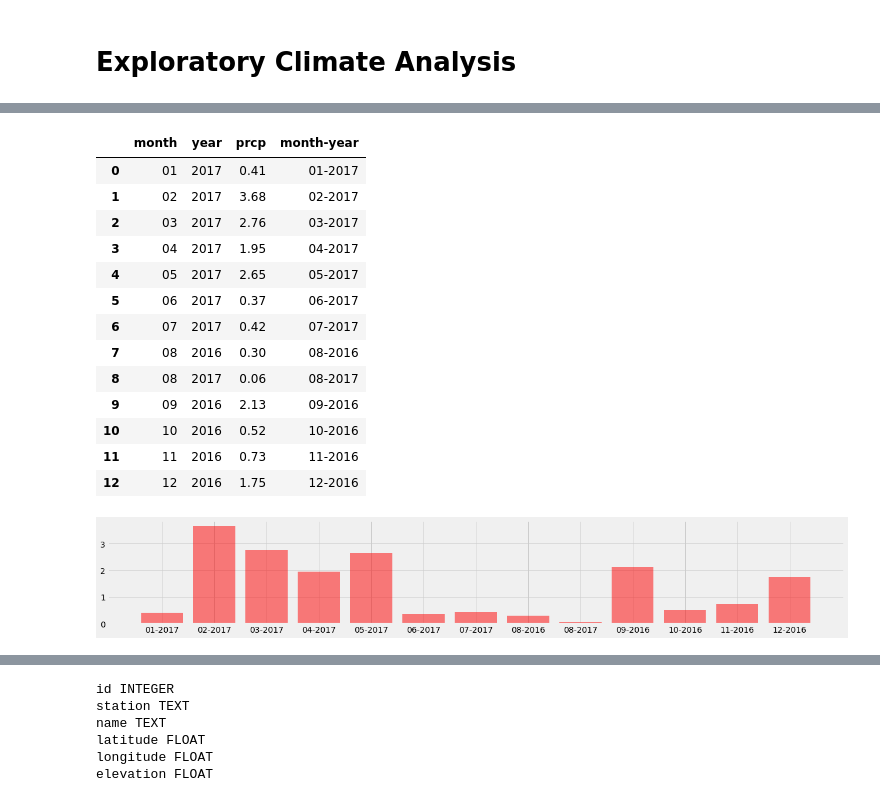
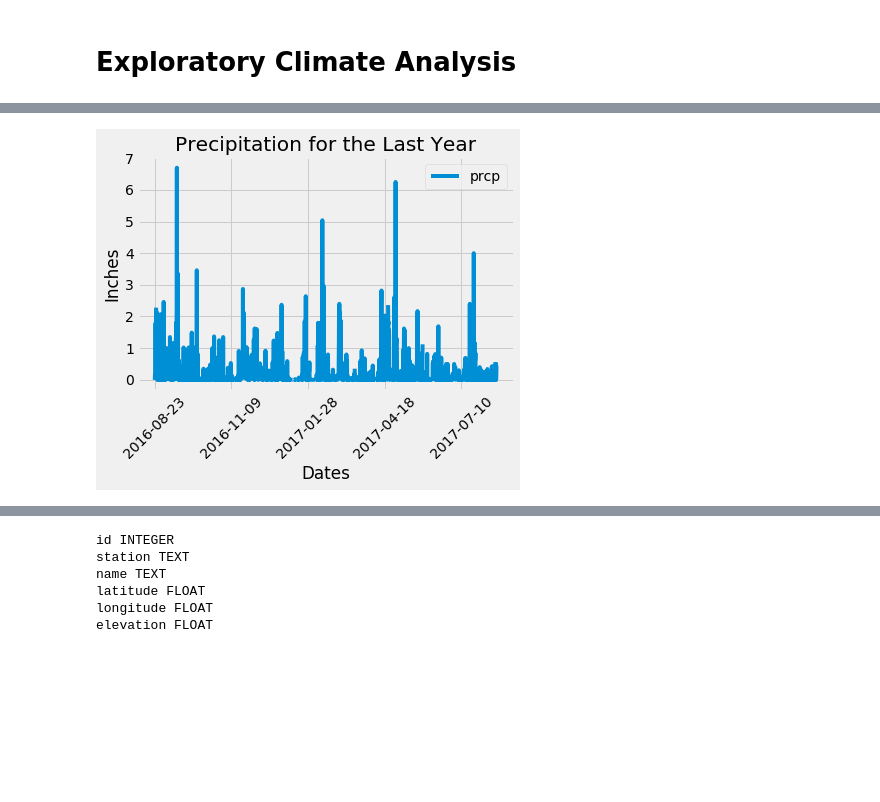
Before and after one commit to ltorresfdz/sqlalchemy-challenge, a Jupyter notebook: Homework 8 SQLAlchemy_climate_starter.ipynb, the cells around one changed output, grey strips where cells are left out. Saved outputs shown, nothing was run; the diff lists cells and outputs as text; code cells hidden in the pictures; blank space fills up the shorter version.

```diff
--- a/Homework 8 SQLAlchemy_climate_starter.ipynb
+++ b/Homework 8 SQLAlchemy_climate_starter.ipynb
@@ -169,34 +139,13 @@ plt.plot(df1['date'],df1['prcp'],label="precipitation")
-# %%
-df2 = df.groupby(['month','year'])['prcp'].sum().reset_index()
-#df2=df2.sort_values(['year','month'],ascending=True,inplace=True)
-df2['month-year']= df2['month']+"-"+df2['year']
-df2=df2.sort_values(['month-year'],ascending=True)
-df2
-# %% [output]
-|  | month | year | prcp | month-year |
-| 0 | 01 | 2017 | 0.41 | 01-2017 |
-| 1 | 02 | 2017 | 3.68 | 02-2017 |
-| 2 | 03 | 2017 | 2.76 | 03-2017 |
-| 3 | 04 | 2017 | 1.95 | 04-2017 |
-| 4 | 05 | 2017 | 2.65 | 05-2017 |
-| 5 | 06 | 2017 | 0.37 | 06-2017 |
-| 6 | 07 | 2017 | 0.42 | 07-2017 |
-| 7 | 08 | 2016 | 0.30 | 08-2016 |
-| 8 | 08 | 2017 | 0.06 | 08-2017 |
-| 9 | 09 | 2016 | 2.13 | 09-2016 |
-| 10 | 10 | 2016 | 0.52 | 10-2016 |
-| 11 | 11 | 2016 | 0.73 | 11-2016 |
-| 12 | 12 | 2016 | 1.75 | 12-2016 |
-# %%
-plt.figure(figsize=(20,3))
-y_axis = df2['prcp']
-x_axis = np.arange(len(y_axis))
-plt.bar(x_axis,y_axis,color='r', alpha=0.5, align="center")
-tick_locations = [value for value in x_axis]
-plt.xticks(tick_locations,df2['month-year'])
-plt.show()
-# %% [output]
-[figure, removed]
+# %%
+# Use Pandas Plotting with Matplotlib to plot the data
+df.plot(rot=45)
+plt.xlabel('Dates')
+plt.ylabel('Inches')
+plt.title('Precipitation for the Last Year')
+plt.savefig("Precipitation_last_year.png")
+plt.show()
+# %% [output]
+[figure, added]
 # %%
 # Use Pandas to calcualte the summary statistics for the precipitation data
 df.describe()
```
Also changed, not shown: parts of 18 cells of this notebook, 7 other files.
